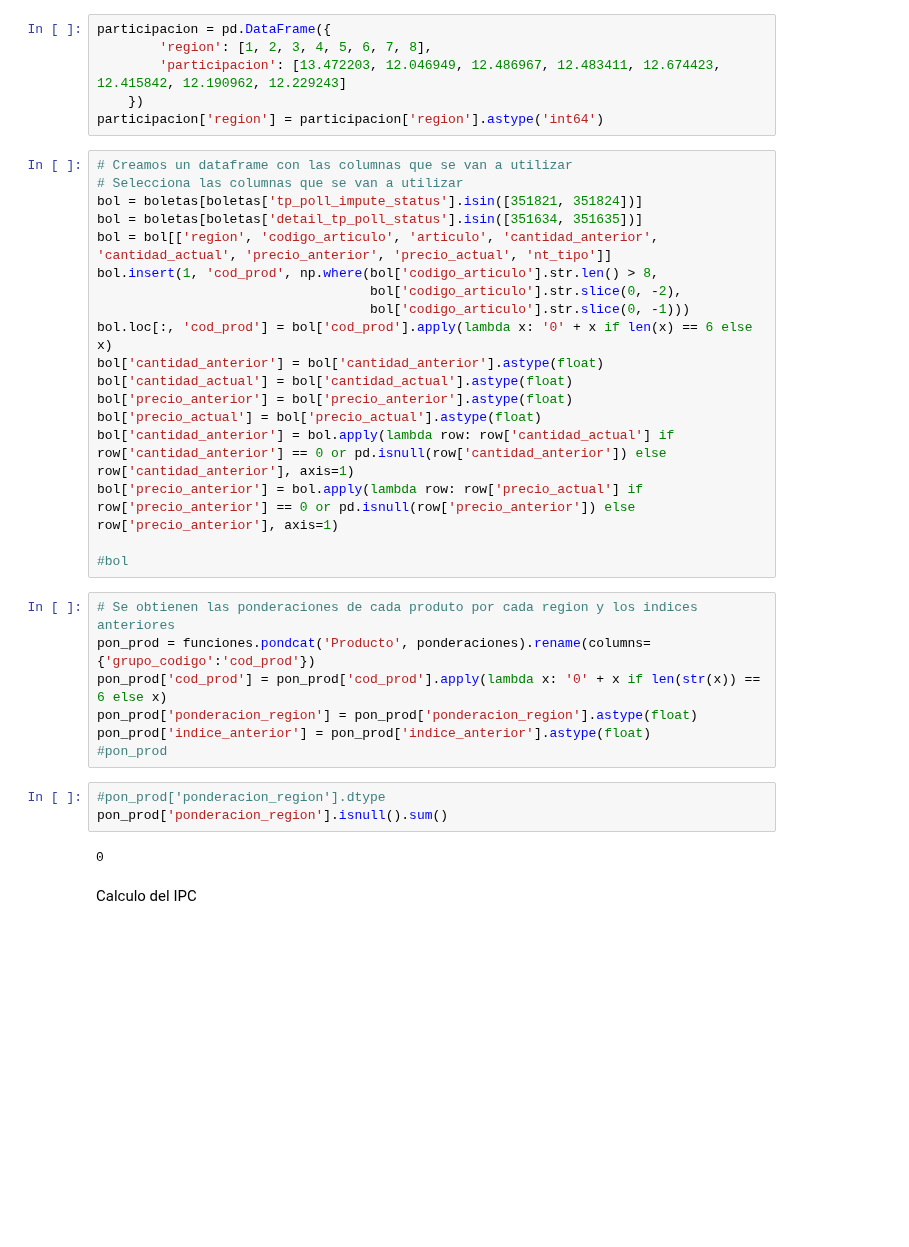
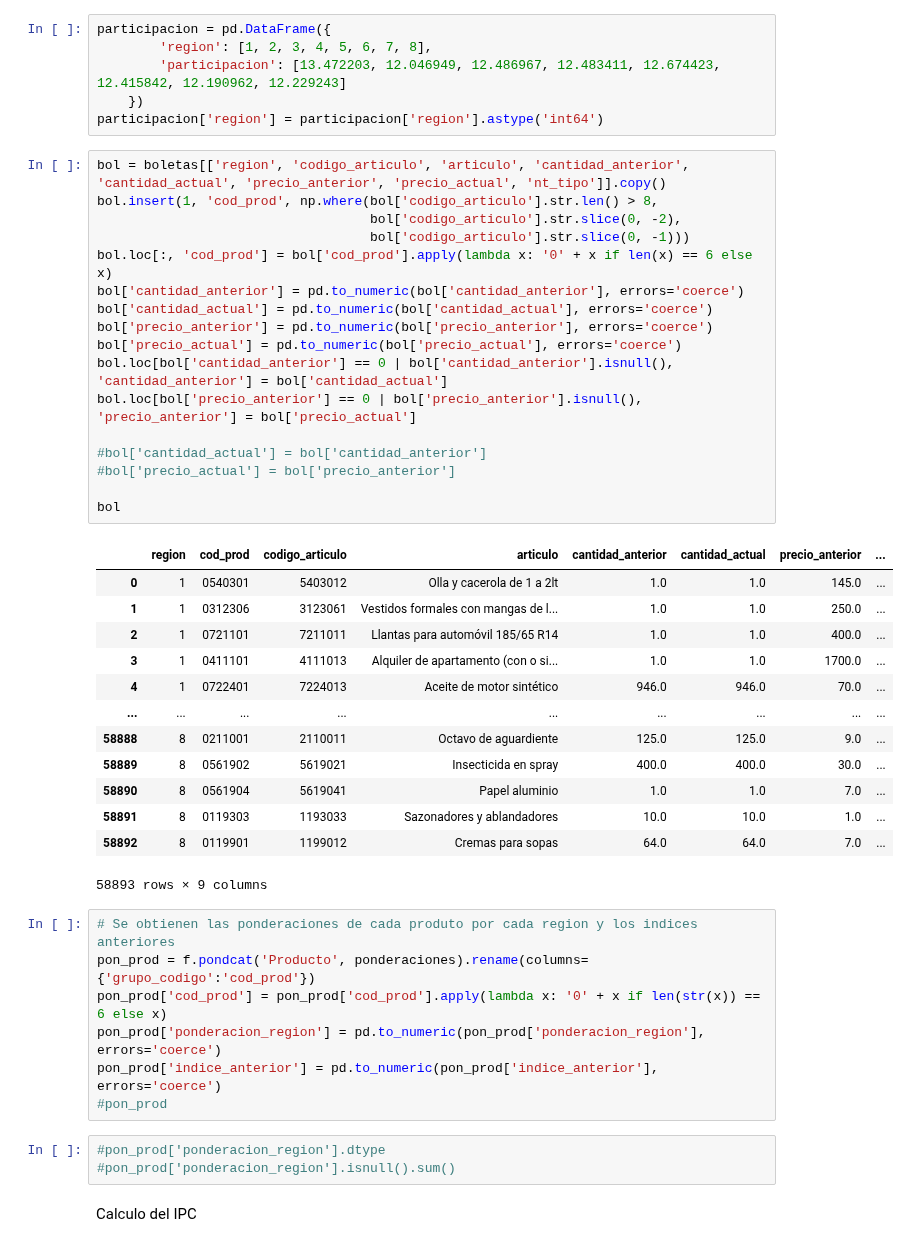
Before and after one commit to ShannonNCM/ComparacionCalculoIPC, a Jupyter notebook: python/ipc2024_python.ipynb, the cells around one changed output. Drawn from its saved outputs; the diff is of its cells as text; blank space fills up the shorter version.

```diff
--- a/python/ipc2024_python.ipynb
+++ b/python/ipc2024_python.ipynb
@@ -66,36 +66,47 @@ participacion = pd.DataFrame({
         'participacion': [13.472203, 12.046949, 12.486967, 12.483411, 12.674423, 12.415842, 12.190962, 12.229243]
     })
 participacion['region'] = participacion['region'].astype('int64')
-# %%
-# Creamos un dataframe con las columnas que se van a utilizar
-# Selecciona las columnas que se van a utilizar
-bol = boletas[boletas['tp_poll_impute_status'].isin([351821, 351824])]
-bol = boletas[boletas['detail_tp_poll_status'].isin([351634, 351635])]
-bol = bol[['region', 'codigo_articulo', 'articulo', 'cantidad_anterior', 'cantidad_actual', 'precio_anterior', 'precio_actual', 'nt_tipo']]
-bol.insert(1, 'cod_prod', np.where(bol['codigo_articulo'].str.len() > 8,
-                                   bol['codigo_articulo'].str.slice(0, -2),
-                                   bol['codigo_articulo'].str.slice(0, -1)))
-bol.loc[:, 'cod_prod'] = bol['cod_prod'].apply(lambda x: '0' + x if len(x) == 6 else x)
-bol['cantidad_anterior'] = bol['cantidad_anterior'].astype(float)
-bol['cantidad_actual'] = bol['cantidad_actual'].astype(float)
-bol['precio_anterior'] = bol['precio_anterior'].astype(float)
-bol['precio_actual'] = bol['precio_actual'].astype(float)
-bol['cantidad_anterior'] = bol.apply(lambda row: row['cantidad_actual'] if row['cantidad_anterior'] == 0 or pd.isnull(row['cantidad_anterior']) else row['cantidad_anterior'], axis=1)
-bol['precio_anterior'] = bol.apply(lambda row: row['precio_actual'] if row['precio_anterior'] == 0 or pd.isnull(row['precio_anterior']) else row['precio_anterior'], axis=1)
-
-#bol
+# %%
+bol = boletas[['region', 'codigo_articulo', 'articulo', 'cantidad_anterior', 'cantidad_actual', 'precio_anterior', 'precio_actual', 'nt_tipo']].copy()
+bol.insert(1, 'cod_prod', np.where(bol['codigo_articulo'].str.len() > 8,
+                                   bol['codigo_articulo'].str.slice(0, -2),
+                                   bol['codigo_articulo'].str.slice(0, -1)))
+bol.loc[:, 'cod_prod'] = bol['cod_prod'].apply(lambda x: '0' + x if len(x) == 6 else x)
+bol['cantidad_anterior'] = pd.to_numeric(bol['cantidad_anterior'], errors='coerce')
+bol['cantidad_actual'] = pd.to_numeric(bol['cantidad_actual'], errors='coerce')
+bol['precio_anterior'] = pd.to_numeric(bol['precio_anterior'], errors='coerce')
+bol['precio_actual'] = pd.to_numeric(bol['precio_actual'], errors='coerce')
+bol.loc[bol['cantidad_anterior'] == 0 | bol['cantidad_anterior'].isnull(), 'cantidad_anterior'] = bol['cantidad_actual']
+bol.loc[bol['precio_anterior'] == 0 | bol['precio_anterior'].isnull(), 'precio_anterior'] = bol['precio_actual']
+
+#bol['cantidad_actual'] = bol['cantidad_anterior']
+#bol['precio_actual'] = bol['precio_anterior']
+
+bol
+# %% [output]
+|  | region | cod_prod | codigo_articulo | articulo | cantidad_anterior | cantidad_actual | precio_anterior | ... |
+| 0 | 1 | 0540301 | 5403012 | Olla y cacerola de 1 a 2lt | 1.0 | 1.0 | 145.0 | ... |
+| 1 | 1 | 0312306 | 3123061 | Vestidos formales con mangas de l... | 1.0 | 1.0 | 250.0 | ... |
+| 2 | 1 | 0721101 | 7211011 | Llantas para automóvil 185/65 R14 | 1.0 | 1.0 | 400.0 | ... |
+| 3 | 1 | 0411101 | 4111013 | Alquiler de apartamento (con o si... | 1.0 | 1.0 | 1700.0 | ... |
+| 4 | 1 | 0722401 | 7224013 | Aceite de motor sintético | 946.0 | 946.0 | 70.0 | ... |
+| ... | ... | ... | ... | ... | ... | ... | ... | ... |
+| 58888 | 8 | 0211001 | 2110011 | Octavo de aguardiente | 125.0 | 125.0 | 9.0 | ... |
+| 58889 | 8 | 0561902 | 5619021 | Insecticida en spray | 400.0 | 400.0 | 30.0 | ... |
+| 58890 | 8 | 0561904 | 5619041 | Papel aluminio | 1.0 | 1.0 | 7.0 | ... |
+| 58891 | 8 | 0119303 | 1193033 | Sazonadores y ablandadores | 10.0 | 10.0 | 1.0 | ... |
+| 58892 | 8 | 0119901 | 1199012 | Cremas para sopas | 64.0 | 64.0 | 7.0 | ... |
+58893 rows × 9 columns
 # %%
 # Se obtienen las ponderaciones de cada produto por cada region y los indices anteriores
-pon_prod = funciones.pondcat('Producto', ponderaciones).rename(columns={'grupo_codigo':'cod_prod'})
+pon_prod = f.pondcat('Producto', ponderaciones).rename(columns={'grupo_codigo':'cod_prod'})
 pon_prod['cod_prod'] = pon_prod['cod_prod'].apply(lambda x: '0' + x if len(str(x)) == 6 else x)
-pon_prod['ponderacion_region'] = pon_prod['ponderacion_region'].astype(float)
-pon_prod['indice_anterior'] = pon_prod['indice_anterior'].astype(float)
+pon_prod['ponderacion_region'] = pd.to_numeric(pon_prod['ponderacion_region'], errors='coerce')
+pon_prod['indice_anterior'] = pd.to_numeric(pon_prod['indice_anterior'], errors='coerce')
 #pon_prod
 # %%
 #pon_prod['ponderacion_region'].dtype
-pon_prod['ponderacion_region'].isnull().sum()
+#pon_prod['ponderacion_region'].isnull().sum()
-# %% [output]
-0
 # %% [markdown]
 Calculo del IPC
 # %%
```
Also changed, not shown: parts of 24 cells of this notebook, 3 other files.
